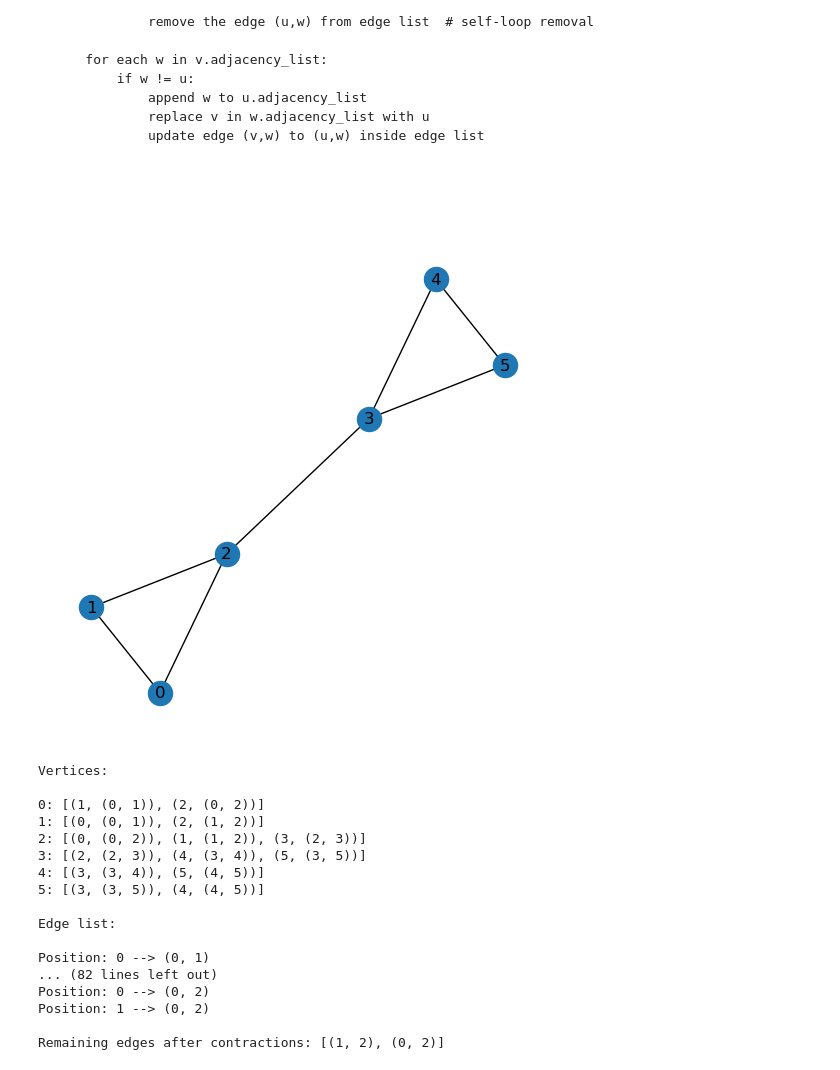
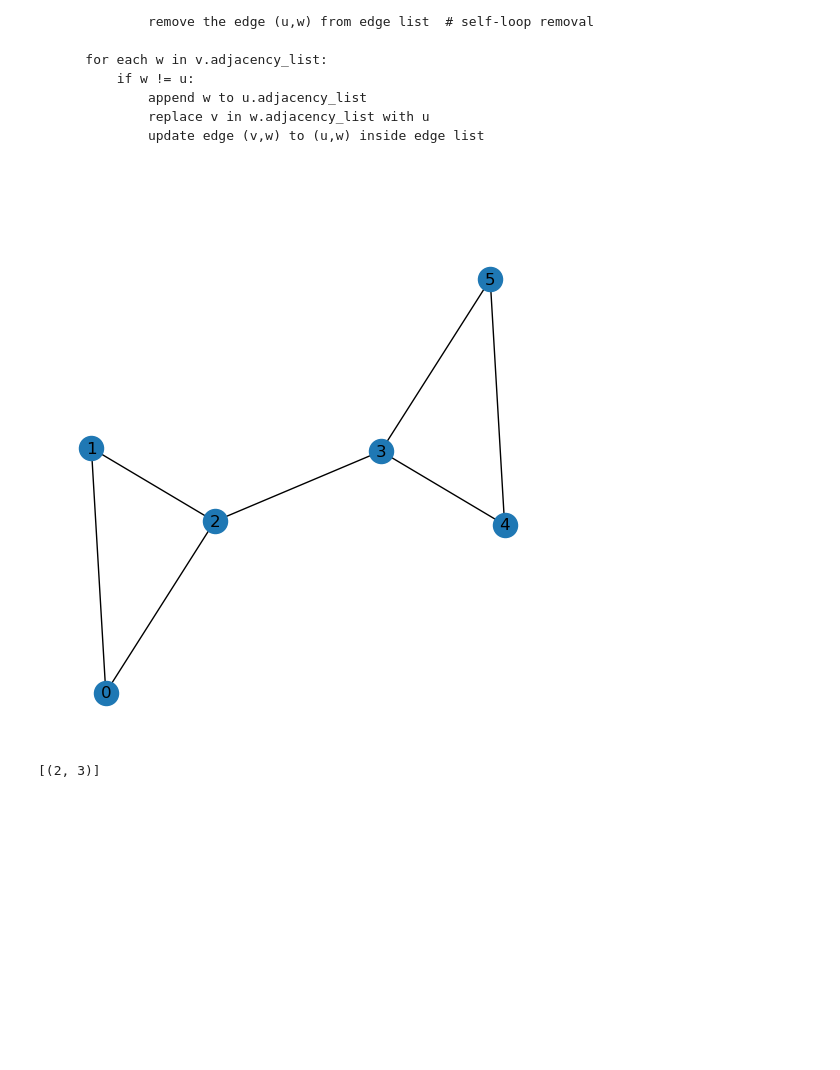
Before and after one commit to tsultan16/Classic_Algorithms, a Jupyter notebook: Minimum_Cut/karger_adjacency_list.ipynb, the cells around one changed output. Cells and saved outputs as stored; diff of their text form; code cells hidden in the pictures; blank space fills up the shorter version.

Commit message:
implemented iterative karger for finding global min cut

```diff
--- a/Minimum_Cut/karger_adjacency_list.ipynb
+++ b/Minimum_Cut/karger_adjacency_list.ipynb
@@ -172,31 +190,16 @@ def contraction(edge, vertices, edge_list):
 # %%
 # example graph
 V = [0,1,2,3,4,5]
 E = [(0,1), (0,2), (1,2), (2,3), (3,4), (3,5), (4,5)]
 G = (V,E)
 
 # plot the graph
 plot_graph(E, fig_size=5)
 
 
 # test karger
-karger(G)
+num_iters = 10
+find_mincut(num_iters, G, verbose=False)
 # %% [output]
-[figure, old version]
+[figure, new version]
-Vertices:
-
-0: [(1, (0, 1)), (2, (0, 2))]
-1: [(0, (0, 1)), (2, (1, 2))]
-2: [(0, (0, 2)), (1, (1, 2)), (3, (2, 3))]
-3: [(2, (2, 3)), (4, (3, 4)), (5, (3, 5))]
-4: [(3, (3, 4)), (5, (4, 5))]
-5: [(3, (3, 5)), (4, (4, 5))]
-
-Edge list:
-
-Position: 0 --> (0, 1)
-... (82 lines left out)
-Position: 0 --> (0, 2)
-Position: 1 --> (0, 2)
-
-Remaining edges after contractions: [(1, 2), (0, 2)]
+[(2, 3)]
```
Also changed, not shown: parts of 2 cells of this notebook.
